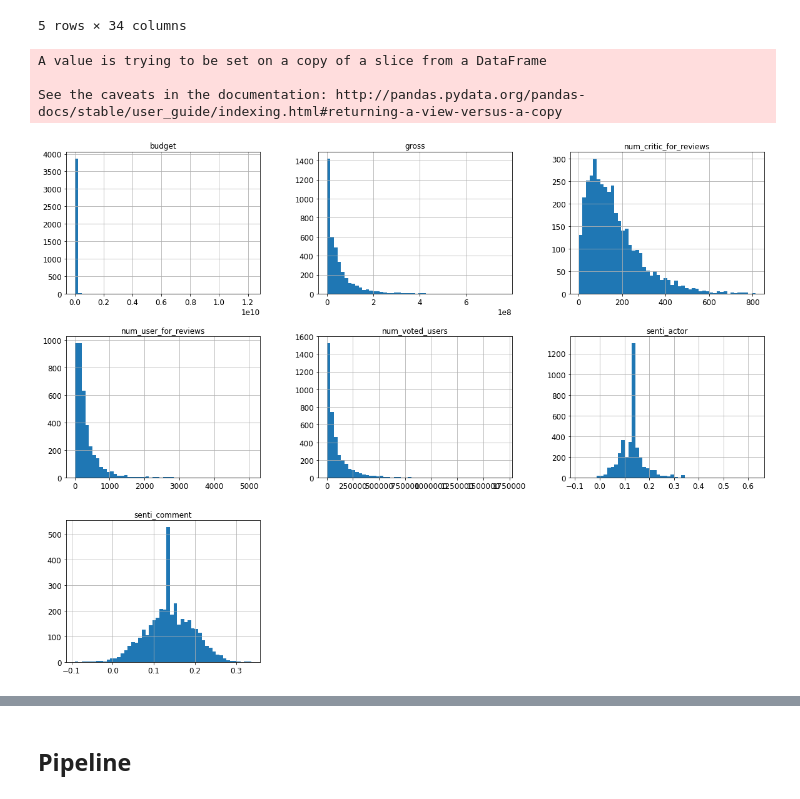
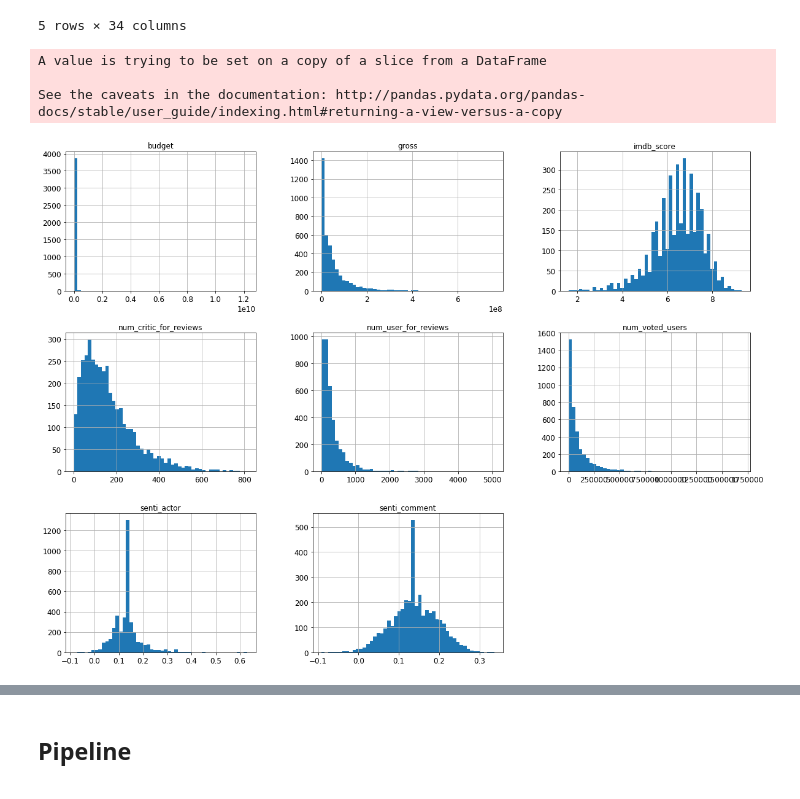
Before and after one commit to ZavierLyu/box-office-predictor, a Jupyter notebook: train/box-office-predictor.ipynb, the cells around one changed output, grey strips where cells are left out. Cells and saved outputs as stored; diff of their text form; code cells hidden in the pictures.

```diff
--- a/train/box-office-predictor.ipynb
+++ b/train/box-office-predictor.ipynb
@@ -88,17 +89,17 @@ train_data.head()
 | 4 | 4 | NaN | Doug Walker | NaN | NaN | 131.0 | ... |
 5 rows × 34 columns
 # %%
-movies = train_data[["gross", "budget", "num_voted_users",  'num_user_for_reviews', 'num_critic_for_reviews', "genres", "country", 'senti_actor', 'senti_comment']]
+movies = train_data[["gross", "budget", "country", "genres", 'imdb_score', 'senti_comment', "num_voted_users",  'num_user_for_reviews', 'num_critic_for_reviews',  'senti_actor']]
 movies.dropna(inplace=True)
 movies.reset_index(drop=True)
 # movies["log_budget"] = np.log(movies["budget"])
 movies.hist(bins=50, figsize=(20,15))
 plt.show()
 # %% [output]
 A value is trying to be set on a copy of a slice from a DataFrame
 
 See the caveats in the documentation: http://pandas.pydata.org/pandas-docs/stable/user_guide/indexing.html#returning-a-view-versus-a-copy
-[figure, old version]
+[figure, new version]
 # %%
 from sklearn.model_selection import train_test_split
 train_set, test_set = train_test_split(movies, test_size=0.2, random_state=42)
```
Also changed, not shown: parts of 14 cells of this notebook, 5 other files.
